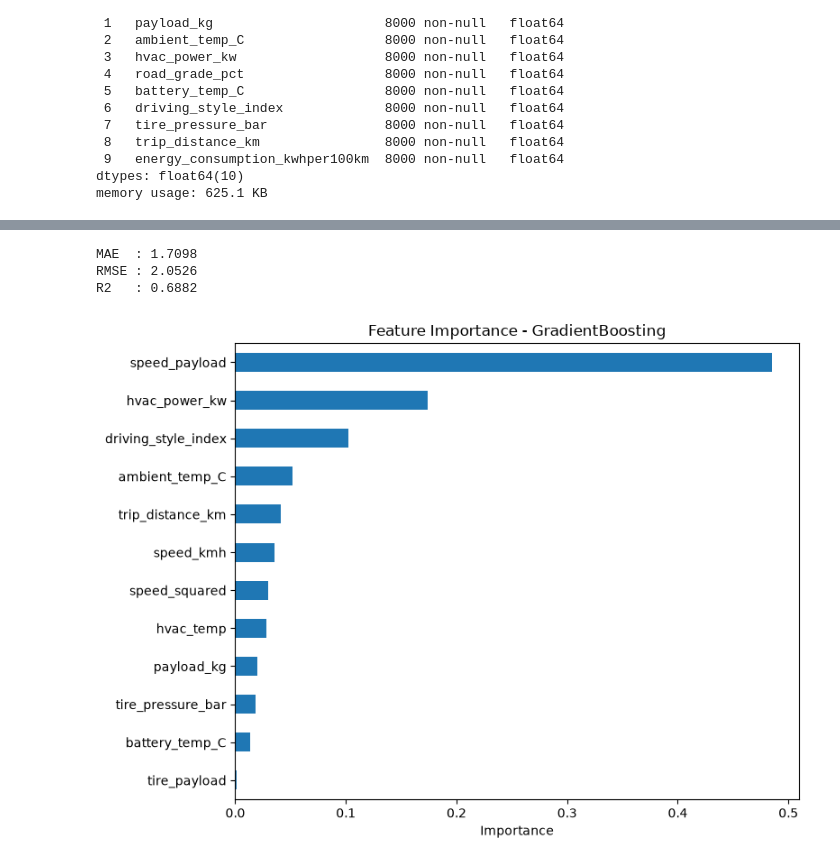
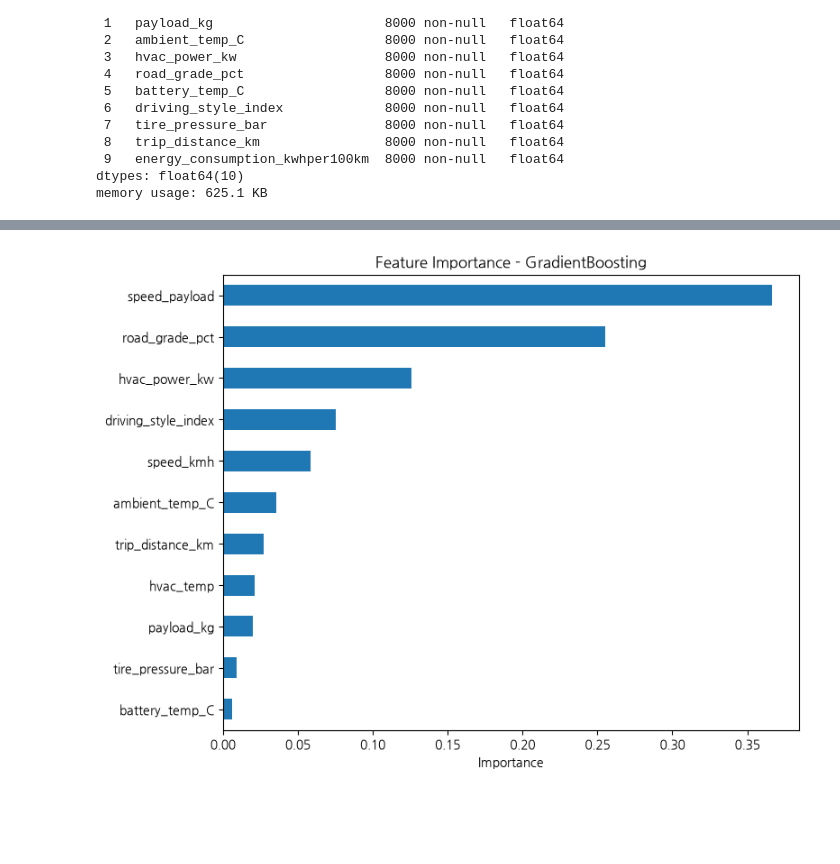
Before and after one commit to Euna0213/ml_sol, a Jupyter notebook: 팀프로젝트 모델.ipynb, the cells around one changed output, grey strips where cells are left out. Cells and saved outputs as stored; diff of their text form; code cells hidden in the pictures; blank space fills up the shorter version.

```diff
--- a/팀프로젝트 모델.ipynb
+++ b/팀프로젝트 모델.ipynb
@@ -109,7 +108,7 @@ tire_payload                      0
 dtype: int64
 # %%
 # 6. 독립변수 / 종속변수 분리 (road_grade_pct 제외)
-X = ev_df.drop(columns=['energy_consumption_kwhper100km', 'road_grade_pct'])
+X = ev_df.drop(columns=['energy_consumption_kwhper100km'])  # 경사도 포함
 y = ev_df['energy_consumption_kwhper100km']
 
 print(X.shape, y.shape)
@@ -168,20 +166,0 @@ print(results_df)
-# %%
-# 10. XGBoost GridSearchCV 하이퍼파라미터 튜닝
-from sklearn.model_selection import GridSearchCV
-
-params = {
-    'n_estimators'  : [100, 200, 300],
-    'max_depth'     : [3, 5, 7],
-    'learning_rate' : [0.01, 0.1, 0.3],
-    'subsample'     : [0.7, 0.8, 1.0]
-}
-
-xgb_grid_cv = GridSearchCV(XGBRegressor(random_state=42),
-                            param_grid=params,
-                            cv=3,
-                            scoring='r2',
-                            n_jobs=-1)
-xgb_grid_cv.fit(X_train, y_train)
-
-print('Best Params :', xgb_grid_cv.best_params_)
-print('Best Score  :', xgb_grid_cv.best_score_)
@@ -191,9 +201,10 @@ Best Score  : 0.685103623097925
 # %%
-# 11. 최적 XGBoost 모델 평가
-best_xgb = xgb_grid_cv.best_estimator_
-xgb_pred = best_xgb.predict(X_test)
+# 최적 파라미터로 학습된 모델로 test 데이터 최종 평가
+best_gb2 = gb_grid_cv2.best_estimator_  # GridSearchCV가 찾은 최적 모델 추출
 
-print(f"MAE  : {mean_absolute_error(y_test, xgb_pred):.4f}")
-print(f"RMSE : {np.sqrt(mean_squared_error(y_test, xgb_pred)):.4f}")
-print(f"R2   : {r2_score(y_test, xgb_pred):.4f}")
+gb_pred2 = best_gb2.predict(X_test)     # test 데이터 예측
+
+print(f"MAE  : {mean_absolute_error(y_test, gb_pred2):.4f}")
+print(f"RMSE : {np.sqrt(mean_squared_error(y_test, gb_pred2)):.4f}")
+print(f"R2   : {r2_score(y_test, gb_pred2):.4f}")
 # %% [output]
@@ -236,25 +214,17 @@ Best CV R2  : 0.686215307668881
-# %%
-# 최적 모델 평가
-best_gb = gb_grid_cv.best_estimator_
-gb_pred = best_gb.predict(X_test)
-
-print(f"MAE  : {mean_absolute_error(y_test, gb_pred):.4f}")
-print(f"RMSE : {np.sqrt(mean_squared_error(y_test, gb_pred)):.4f}")
-print(f"R2   : {r2_score(y_test, gb_pred):.4f}")
-# %% [output]
-MAE  : 1.7098
-RMSE : 2.0526
-R2   : 0.6882
 # %%
-# Feature Importance 시각화
-feat_importance = pd.Series(best_gb.feature_importances_, index=X.columns)
+# 중요도가 높은 변수 = 에너지 소비 예측에 큰 영향을 미치는 변수
+
+# 각 변수의 중요도를 Series로 변환 (변수명을 인덱스로 설정)
+feat_importance = pd.Series(best_gb2.feature_importances_, index=X.columns)
+
+# 중요도 낮은 순으로 정렬 (barh에서 위쪽이 높은 값이 되도록)
 feat_importance = feat_importance.sort_values(ascending=True)
 
 plt.figure(figsize=(8, 6))
-feat_importance.plot(kind='barh')
+feat_importance.plot(kind='barh')  # 가로 막대 그래프로 시각화
 plt.title('Feature Importance - GradientBoosting')
 plt.xlabel('Importance')
 plt.tight_layout()
 plt.show()
 # %% [output]
-[figure, old version]
+[figure, new version]
```
Also changed, not shown: parts of 16 cells of this notebook, 4 other files.
